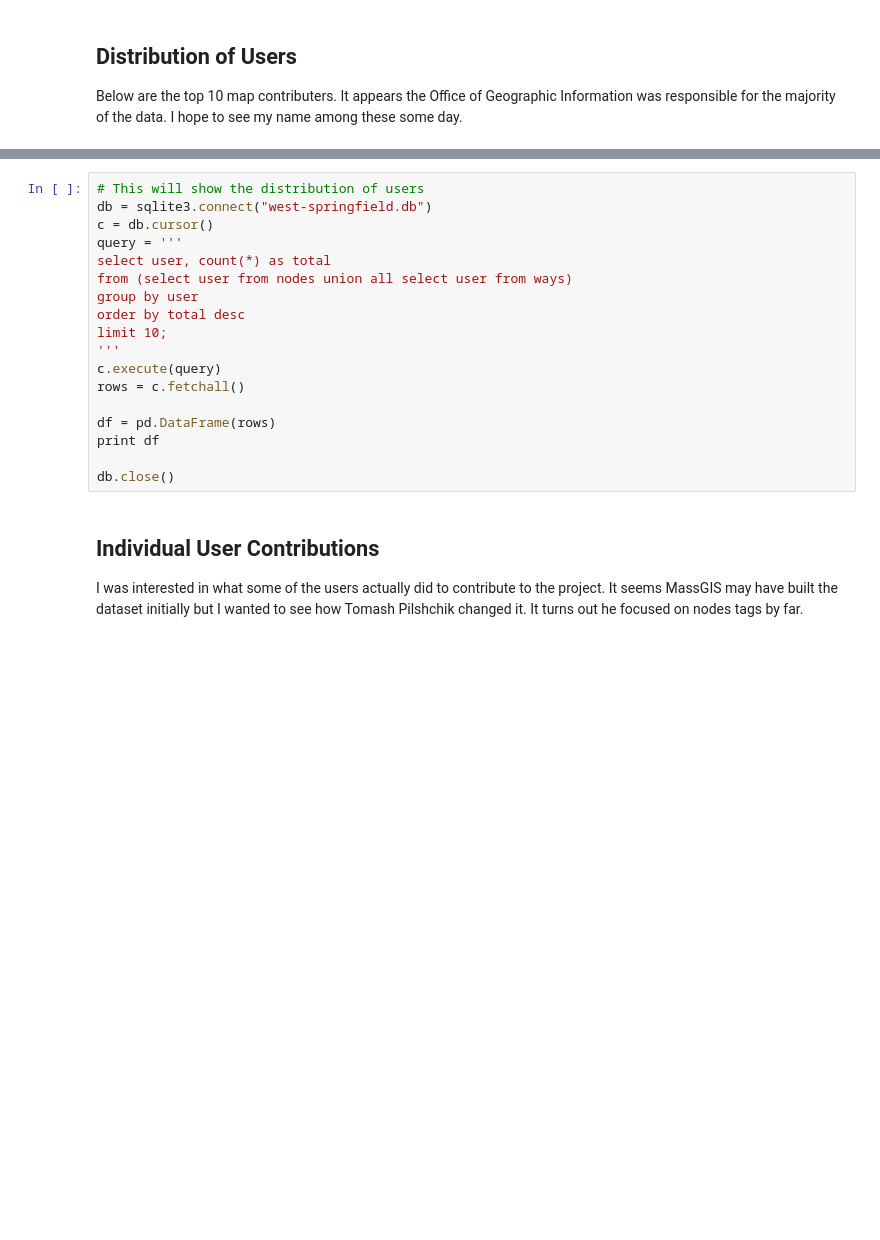
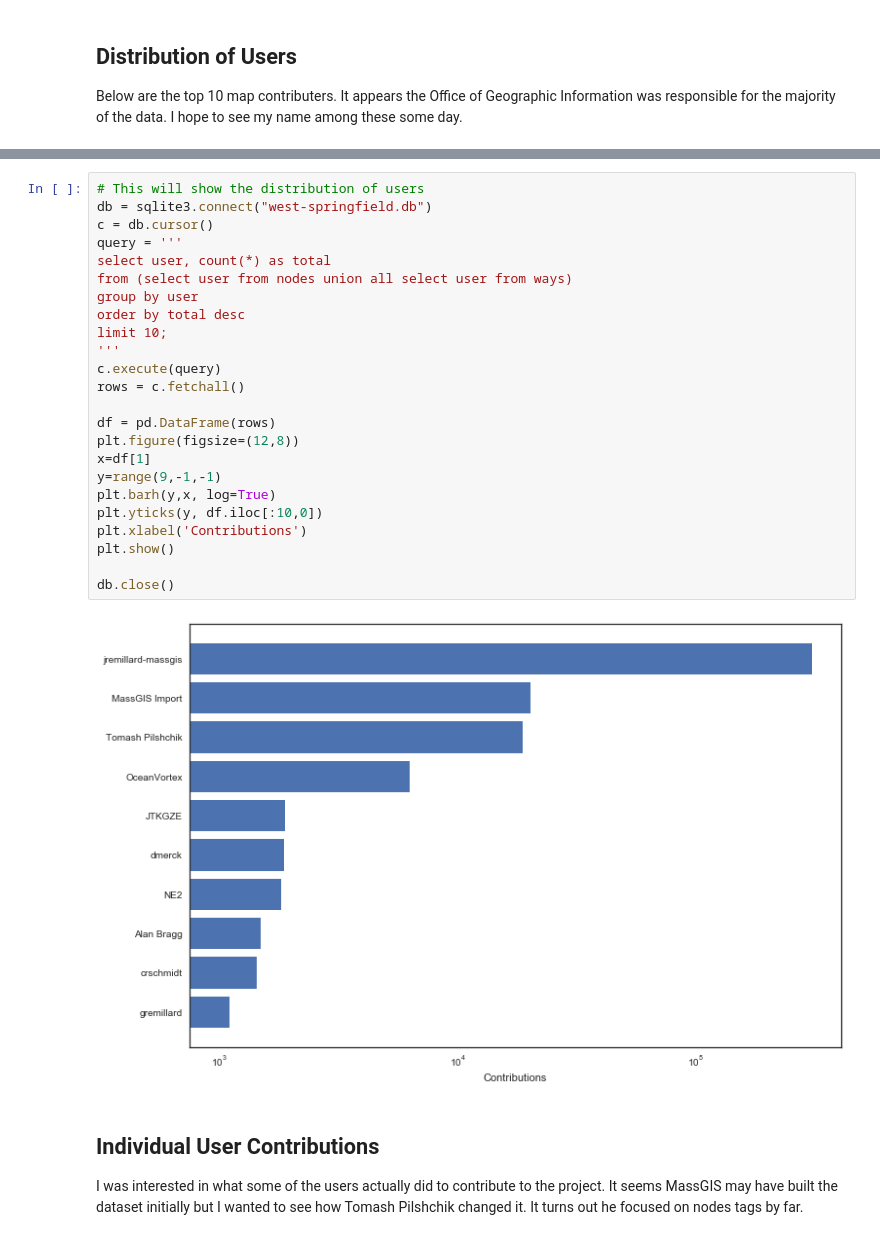
Before and after one commit to cfergusonlee/p3, a Jupyter notebook: index.ipynb, the cells around one changed output, grey strips where cells are left out. Cells and saved outputs as stored; diff of their text form; blank space fills up the shorter version.

```diff
--- a/index.ipynb
+++ b/index.ipynb
@@ -385,21 +457,29 @@ Below are the top 10 map contributers.  It appears the Office of Geographic Info
 # %%
 # This will show the distribution of users
 db = sqlite3.connect("west-springfield.db")
 c = db.cursor()
 query = '''
 select user, count(*) as total
 from (select user from nodes union all select user from ways)
 group by user
 order by total desc
 limit 10;
 '''
 c.execute(query)
 rows = c.fetchall()
 
 df = pd.DataFrame(rows)
-print df
+plt.figure(figsize=(12,8))
+x=df[1]
+y=range(9,-1,-1)
+plt.barh(y,x, log=True)
+plt.yticks(y, df.iloc[:10,0])
+plt.xlabel('Contributions')
+plt.show()
 
 db.close()
+# %% [output]
+[figure, added]
 # %% [markdown]
 ## Individual User Contributions
 
```
Also changed, not shown: parts of 22 cells of this notebook, 14 other files.
